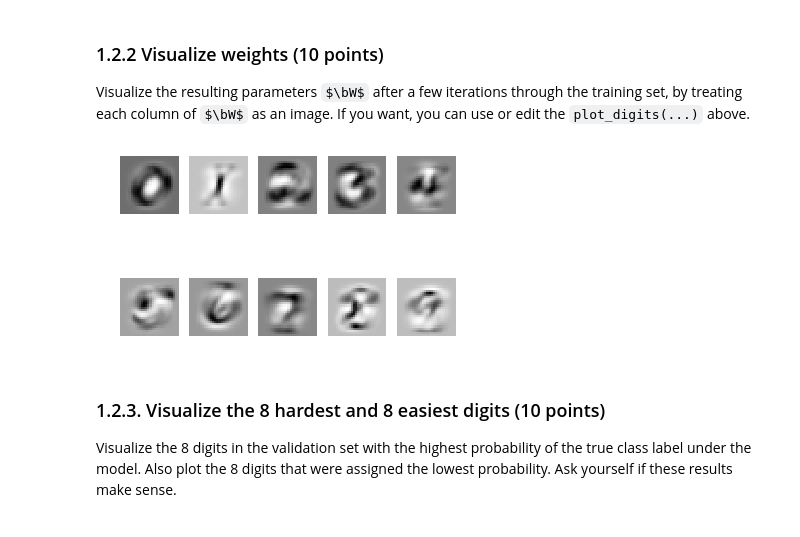
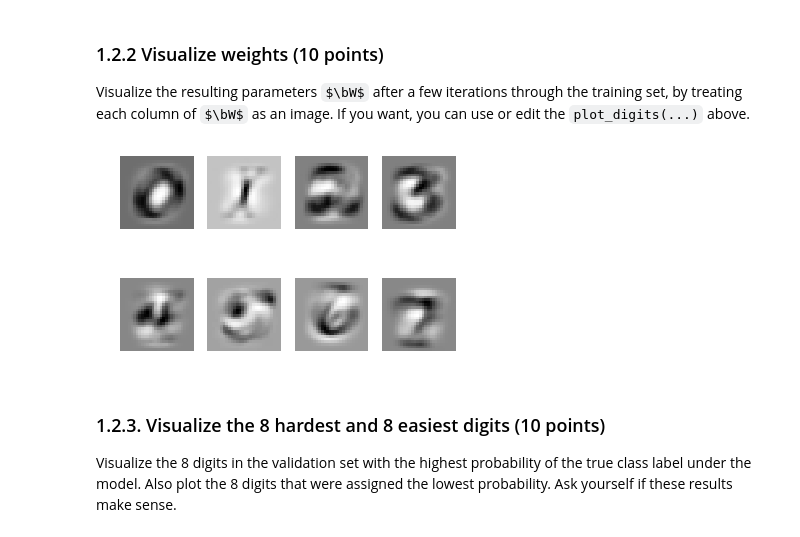
Before and after one commit to Vasileios-Charatsidis/machine_learning_1_labs, a Jupyter notebook: hw2/lab02_KIANFAR_MIRONENCO.ipynb, the cells around one changed output. Cells and saved outputs as stored; diff of their text form; code cells hidden in the pictures; some formulas as TeX source.

```diff
--- a/hw2/lab02_KIANFAR_MIRONENCO.ipynb
+++ b/hw2/lab02_KIANFAR_MIRONENCO.ipynb
@@ -240,16 +240,16 @@ Visualize the resulting parameters $\bW$ after a few iterations through the trai
 # %%
 def plot_weights(data, numcols, shape=(28,28)):
     numdigits = data.shape[0]
     numrows = int(numdigits/numcols)
     for i in range(numdigits):
         plt.subplot(numrows, numcols, i+1)
         plt.axis('off')
         plt.imshow(data[i].reshape(shape), interpolation='nearest', cmap='Greys')
     plt.show()
 
-plot_weights(optimum_w.T[0:10], 5)
+plot_weights(optimum_w.T[0:8], 4)
 # %% [output]
-[figure, old version]
+[figure, new version]
 # %% [markdown]
 ### 1.2.3. Visualize the 8 hardest and 8 easiest digits (10 points)
 Visualize the 8 digits in the validation set with the highest probability of the true class label under the model.
```
Also changed, not shown: parts of 2 cells of this notebook.
